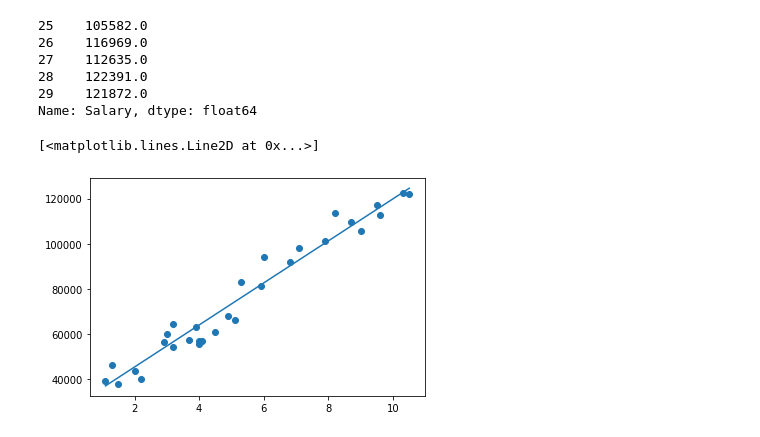
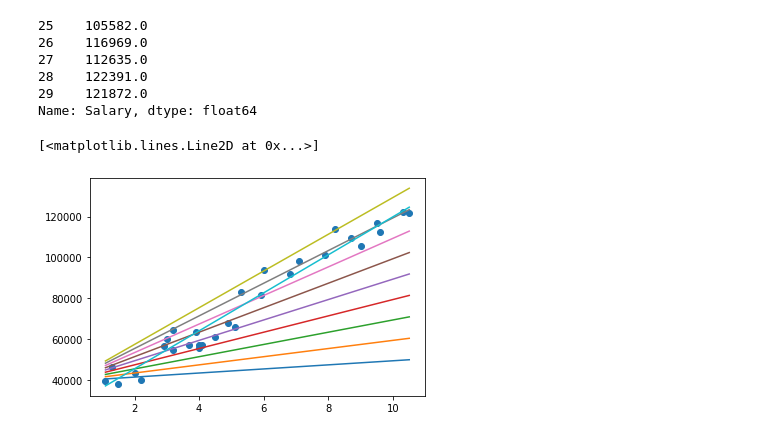
Before and after one commit to srmk1/learn-ml-hands-on, a Jupyter notebook: python/basic_plot.ipynb, the cells around one changed output. Cells and saved outputs as stored; diff of their text form; code cells hidden in the pictures.

```diff
--- a/python/basic_plot.ipynb
+++ b/python/basic_plot.ipynb
@@ -13,23 +13,23 @@ Name: Salary, dtype: float64
 # %%
 #Fitting line equation y=mx+c
 import matplotlib.pyplot as plt
 
 x=df_salary['YearsExperience']
 y=df_salary['Salary']
 plt.scatter(x,y)
 
 # Below loop tries to fit different lines to scatter data
-#i=1
-#while i < 10:
-#    temp=i*1000
-#    #y=39343+(1000*x)
-#    y=39343+(temp*df_salary['YearsExperience'])
-#    plt.plot(x,y)
-#    i=i+1
+i=1
+while i < 10:
+    temp=i*1000
+    #y=39343+(1000*x)
+    y=39343+(temp*df_salary['YearsExperience'])
+    plt.plot(x,y)
+    i=i+1
 
-# From regressor object we used coeffecient and intercept
+# From regressor object we got coeffecient=9312 and intercept=26780
 y=26780+(9312*df_salary['YearsExperience'])
 plt.plot(x,y)
 # %% [output]
 [<matplotlib.lines.Line2D at 0x...>]
-[figure, old version]
+[figure, new version]
```
Also changed, not shown: parts of 1 cell of this notebook, 2 other files.
